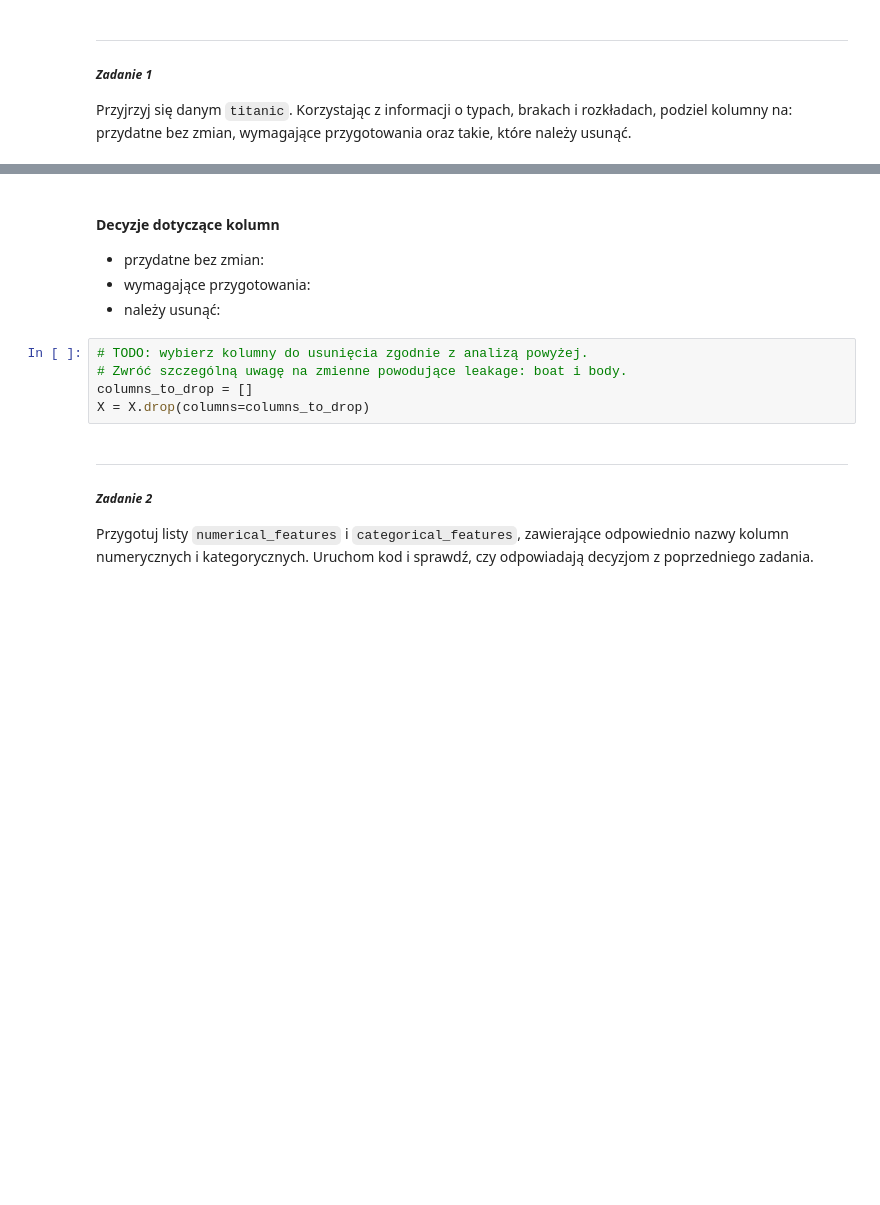
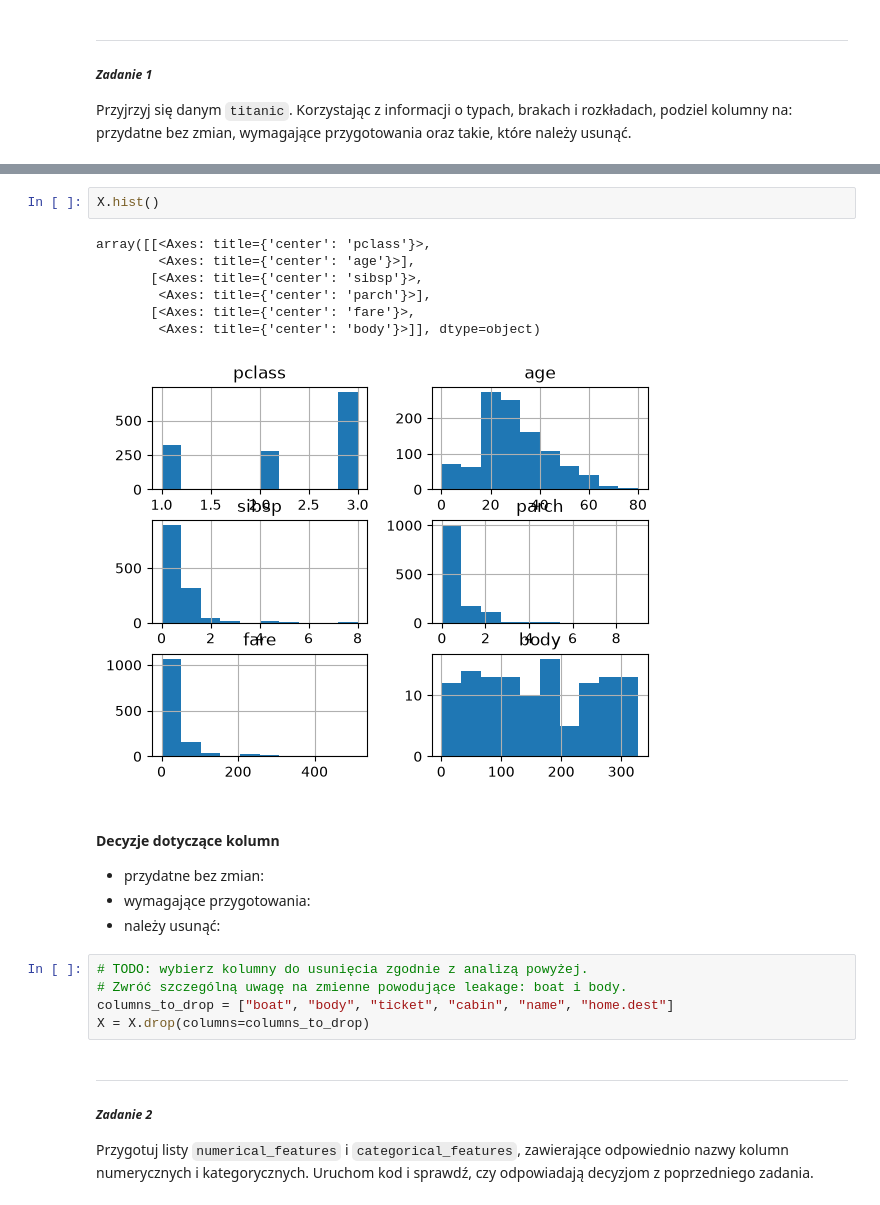
Before and after one commit to pkb-pmj/pw-sem5-ml, a Jupyter notebook: labs/lab05/lab05.ipynb, the cells around one changed output, grey strips where cells are left out. Cells and saved outputs as stored; diff of their text form; blank space fills up the shorter version.

```diff
--- a/labs/lab05/lab05.ipynb
+++ b/labs/lab05/lab05.ipynb
@@ -79,3 +161,13 @@ Przyjrzyj się danym `titanic`. Korzystając z informacji o typach, brakach i ro
+# %%
+X.hist()
+# %% [output]
+array([[<Axes: title={'center': 'pclass'}>,
+        <Axes: title={'center': 'age'}>],
+       [<Axes: title={'center': 'sibsp'}>,
+        <Axes: title={'center': 'parch'}>],
+       [<Axes: title={'center': 'fare'}>,
+        <Axes: title={'center': 'body'}>]], dtype=object)
+[figure, added]
 # %% [markdown]
 #### Decyzje dotyczące kolumn
 
@@ -85,7 +177,7 @@ Przyjrzyj się danym `titanic`. Korzystając z informacji o typach, brakach i ro
 # %%
 # TODO: wybierz kolumny do usunięcia zgodnie z analizą powyżej.
 # Zwróć szczególną uwagę na zmienne powodujące leakage: boat i body.
-columns_to_drop = []
+columns_to_drop = ["boat", "body", "ticket", "cabin", "name", "home.dest"]
 X = X.drop(columns=columns_to_drop)
 # %% [markdown]
 -----
```
Also changed, not shown: parts of 16 cells of this notebook.
